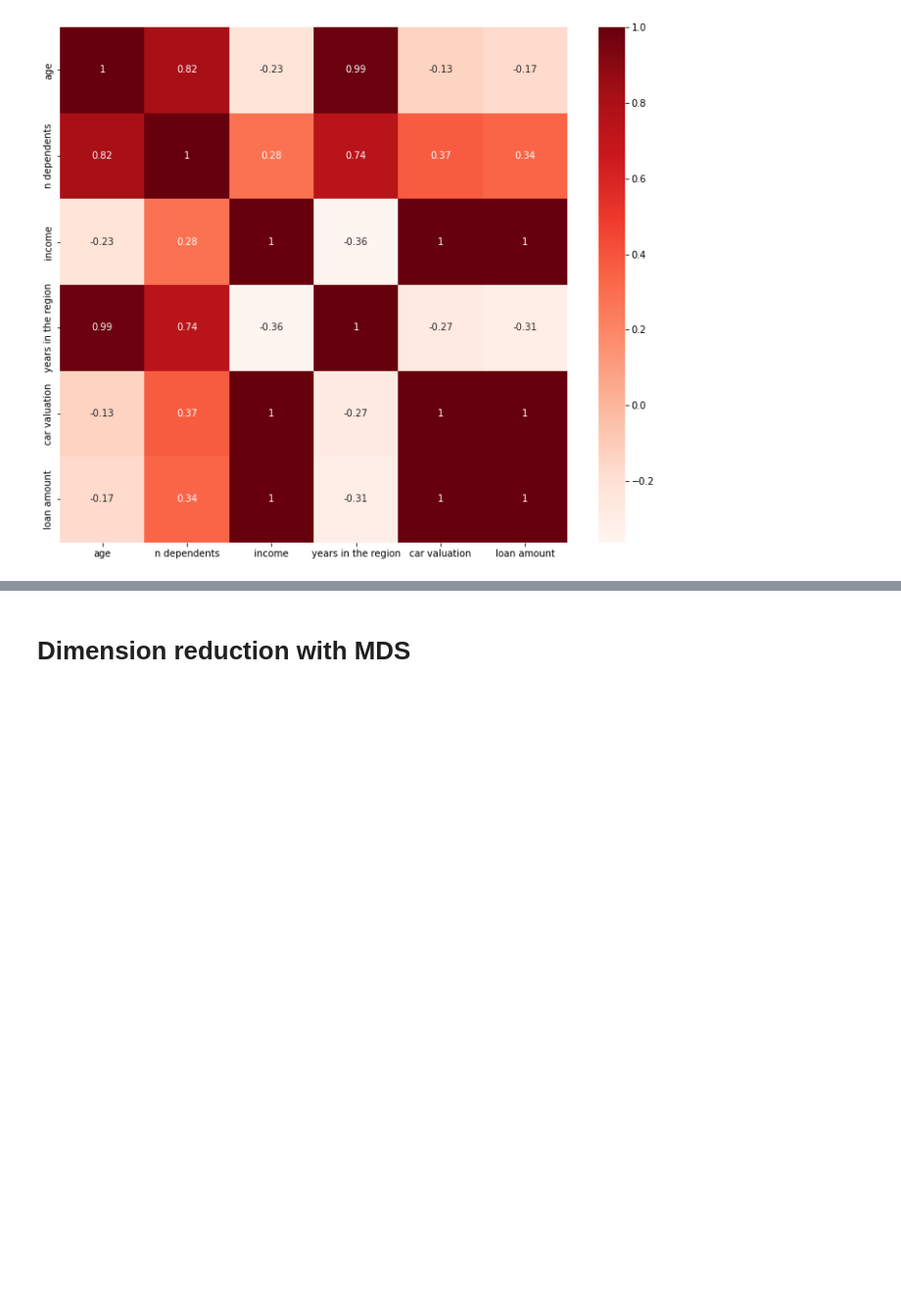
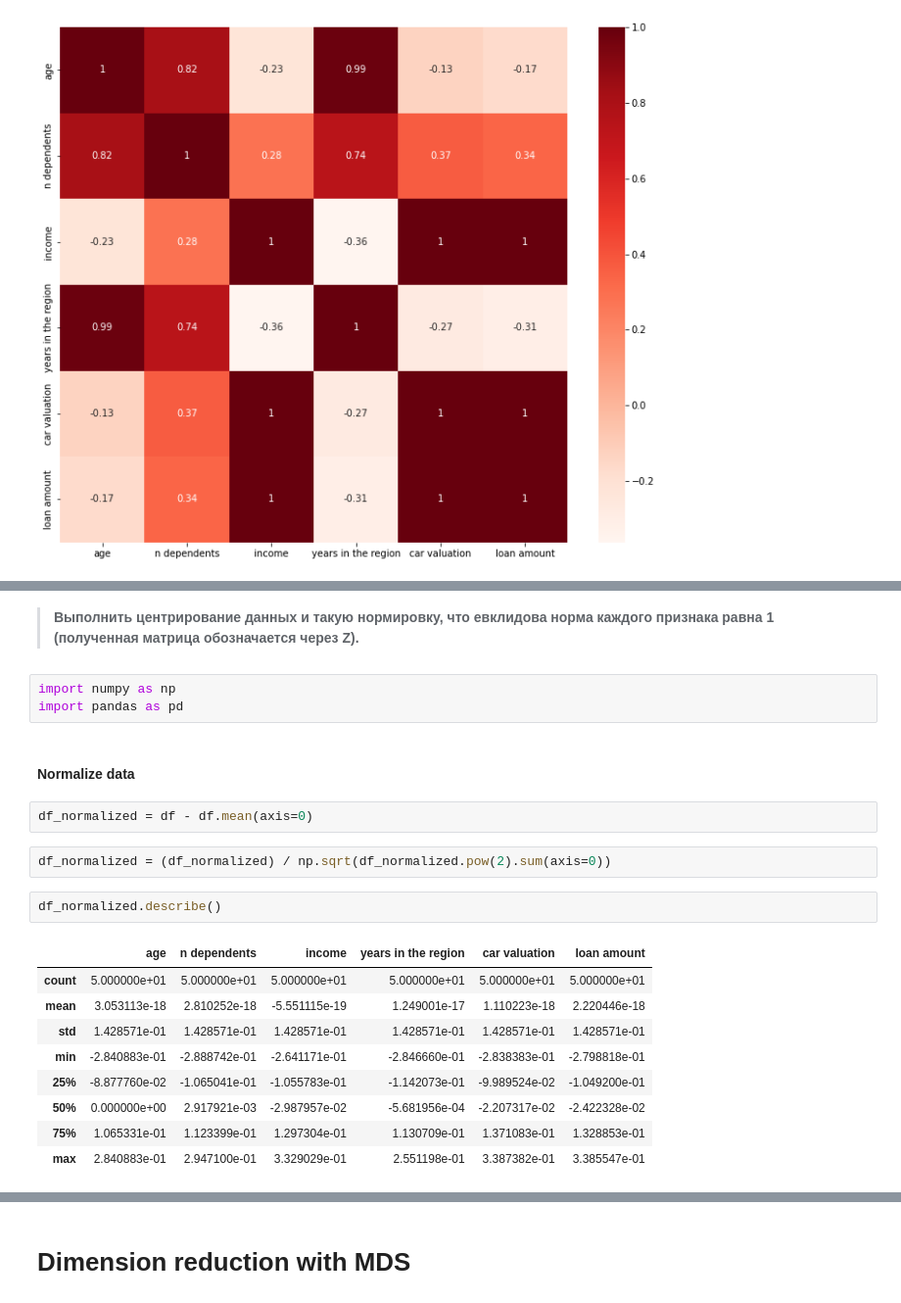
Before and after one commit to HSEDataAnalysis/LAB2, a Jupyter notebook: main.ipynb, the cells around one changed output, grey strips where cells are left out. Shown at 98% size. Saved outputs shown, nothing was run; the diff lists cells and outputs as text; blank space fills up the shorter version.

```diff
--- a/main.ipynb
+++ b/main.ipynb
@@ -103,0 +120,23 @@ draw_corr_mat(df)
+# %% [markdown]
+> **Выполнить центрирование данных и такую нормировку, что евклидова норма каждого признака равна 1 (полученная матрица обозначается через Z).**
+# %%
+import numpy as np
+import pandas as pd
+# %% [markdown]
+#### **Normalize data**
+# %%
+df_normalized = df - df.mean(axis=0)
+# %%
+df_normalized = (df_normalized) / np.sqrt(df_normalized.pow(2).sum(axis=0))
+# %%
+df_normalized.describe()
+# %% [output]
+|  | age | n dependents | income | years in the region | car valuation | loan amount |
+| count | 5.000000e+01 | 5.000000e+01 | 5.000000e+01 | 5.000000e+01 | 5.000000e+01 | 5.000000e+01 |
+| mean | 3.053113e-18 | 2.810252e-18 | -5.551115e-19 | 1.249001e-17 | 1.110223e-18 | 2.220446e-18 |
+| std | 1.428571e-01 | 1.428571e-01 | 1.428571e-01 | 1.428571e-01 | 1.428571e-01 | 1.428571e-01 |
+| min | -2.840883e-01 | -2.888742e-01 | -2.641171e-01 | -2.846660e-01 | -2.838383e-01 | -2.798818e-01 |
+| 25% | -8.877760e-02 | -1.065041e-01 | -1.055783e-01 | -1.142073e-01 | -9.989524e-02 | -1.049200e-01 |
+| 50% | 0.000000e+00 | 2.917921e-03 | -2.987957e-02 | -5.681956e-04 | -2.207317e-02 | -2.422328e-02 |
+| 75% | 1.065331e-01 | 1.123399e-01 | 1.297304e-01 | 1.130709e-01 | 1.371083e-01 | 1.328853e-01 |
+| max | 2.840883e-01 | 2.947100e-01 | 3.329029e-01 | 2.551198e-01 | 3.387382e-01 | 3.385547e-01 |
```
Also changed, not shown: parts of 38 cells of this notebook.
